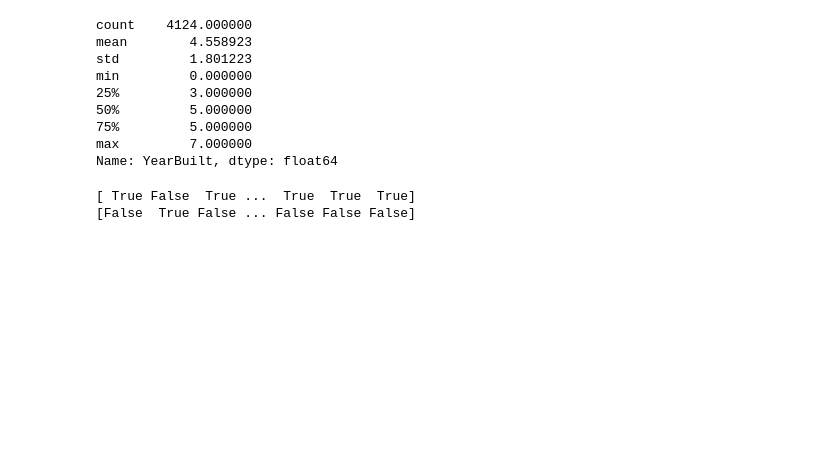
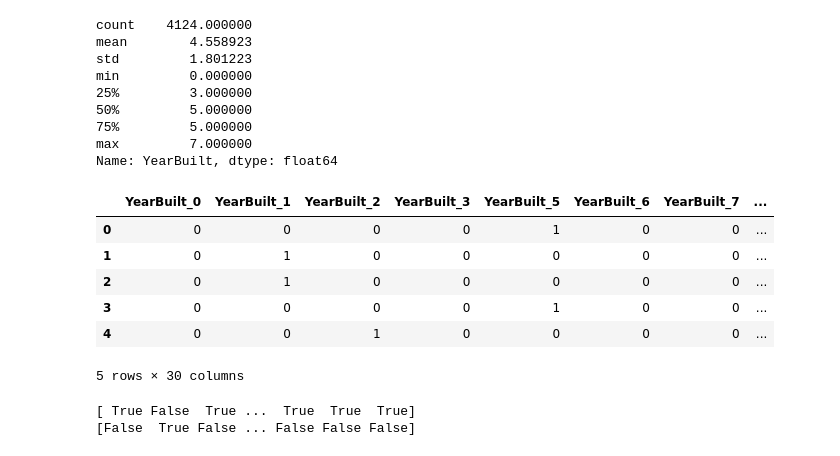
Before and after one commit to piotrszmurlo/SSNE22Z, a Jupyter notebook: miniprojekt2.ipynb, the cells around one changed output. Saved outputs shown, nothing was run; the diff lists cells and outputs as text; code cells hidden in the pictures; blank space fills up the shorter version.

```diff
--- a/miniprojekt2.ipynb
+++ b/miniprojekt2.ipynb
@@ -48,15 +48,24 @@ Name: YearBuilt, dtype: float64
 # %%
 df['SalePrice'].mask(df['SalePrice'] <= CHEAP, 0, inplace=True)
 df['SalePrice'].mask((df['SalePrice'] > CHEAP) & (df['SalePrice'] <= EXPENSIVE), 1, inplace=True)
 df['SalePrice'].mask(df['SalePrice'] > EXPENSIVE, 2, inplace=True)
 
 
 categorical_columns = [
     'YearBuilt', 'HallwayType', 'HeatingType',
     'AptManageType', 'TimeToBusStop', 'TimeToSubway', 'SubwayStation',
 ]
 categorical_values = pd.get_dummies(df[categorical_columns].astype(str))
 df.drop(columns=categorical_columns, inplace=True)
+categorical_values.head()
+# %% [output]
+|  | YearBuilt_0 | YearBuilt_1 | YearBuilt_2 | YearBuilt_3 | YearBuilt_5 | YearBuilt_6 | YearBuilt_7 | ... |
+| 0 | 0 | 0 | 0 | 0 | 1 | 0 | 0 | ... |
+| 1 | 0 | 1 | 0 | 0 | 0 | 0 | 0 | ... |
+| 2 | 0 | 1 | 0 | 0 | 0 | 0 | 0 | ... |
+| 3 | 0 | 0 | 0 | 0 | 1 | 0 | 0 | ... |
+| 4 | 0 | 0 | 1 | 0 | 0 | 0 | 0 | ... |
+5 rows × 30 columns
 # %%
 train_indices = np.random.rand(len(df))>0.25
 print(train_indices)
```
Also changed, not shown: parts of 5 cells of this notebook.
